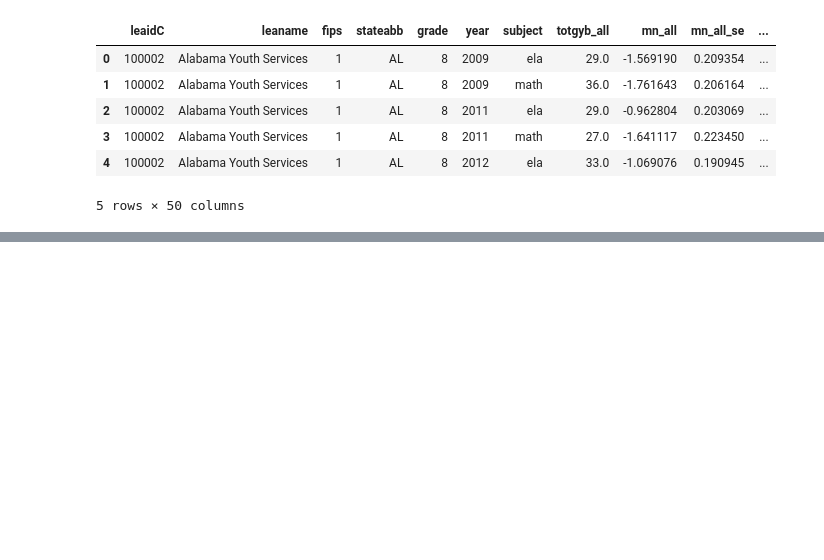
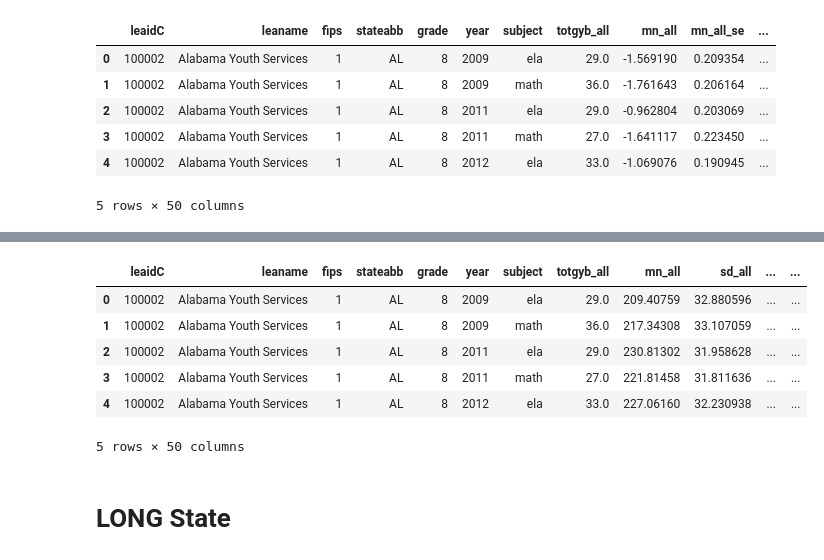
Before and after one commit to tbuck09/Education_Data_Visualization_Project, a Jupyter notebook: SEDA_Data_EDA.ipynb, the cells around one changed output, grey strips where cells are left out. Cells and saved outputs as stored; diff of their text form; code cells hidden in the pictures; blank space fills up the shorter version.

```diff
--- a/SEDA_Data_EDA.ipynb
+++ b/SEDA_Data_EDA.ipynb
@@ -242,0 +309,2 @@ dropna_all_geodist_long_CS.head()
+# %%
+long_naep= pd.read_csv("resources\SEDA_geodist_long_NAEP_v21.csv")
@@ -242,0 +346,12 @@ dropna_all_geodist_long_CS.head()
+# %%
+long_naep.head()
+# %% [output]
+|  | leaidC | leaname | fips | stateabb | grade | year | subject | totgyb_all | mn_all | sd_all | ... | ... |
+| 0 | 100002 | Alabama Youth Services | 1 | AL | 8 | 2009 | ela | 29.0 | 209.40759 | 32.880596 | ... | ... |
+| 1 | 100002 | Alabama Youth Services | 1 | AL | 8 | 2009 | math | 36.0 | 217.34308 | 33.107059 | ... | ... |
+| 2 | 100002 | Alabama Youth Services | 1 | AL | 8 | 2011 | ela | 29.0 | 230.81302 | 31.958628 | ... | ... |
+| 3 | 100002 | Alabama Youth Services | 1 | AL | 8 | 2011 | math | 27.0 | 221.81458 | 31.811636 | ... | ... |
+| 4 | 100002 | Alabama Youth Services | 1 | AL | 8 | 2012 | ela | 33.0 | 227.06160 | 32.230938 | ... | ... |
+5 rows × 50 columns
+# %% [markdown]
+# LONG State
```
Also changed, not shown: parts of 27 cells of this notebook, 1 other file.
